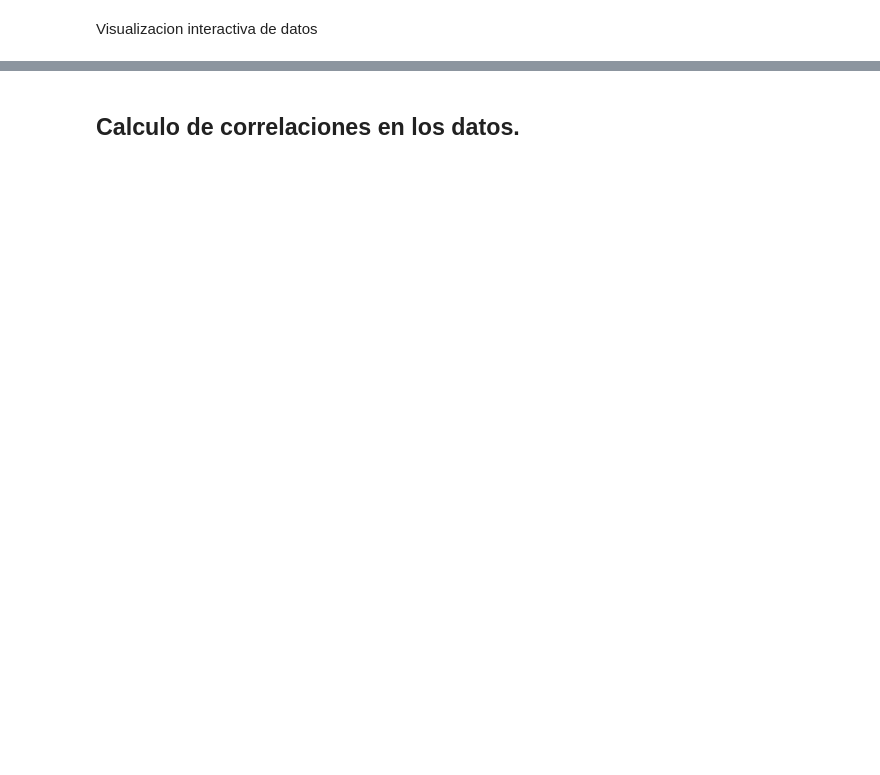
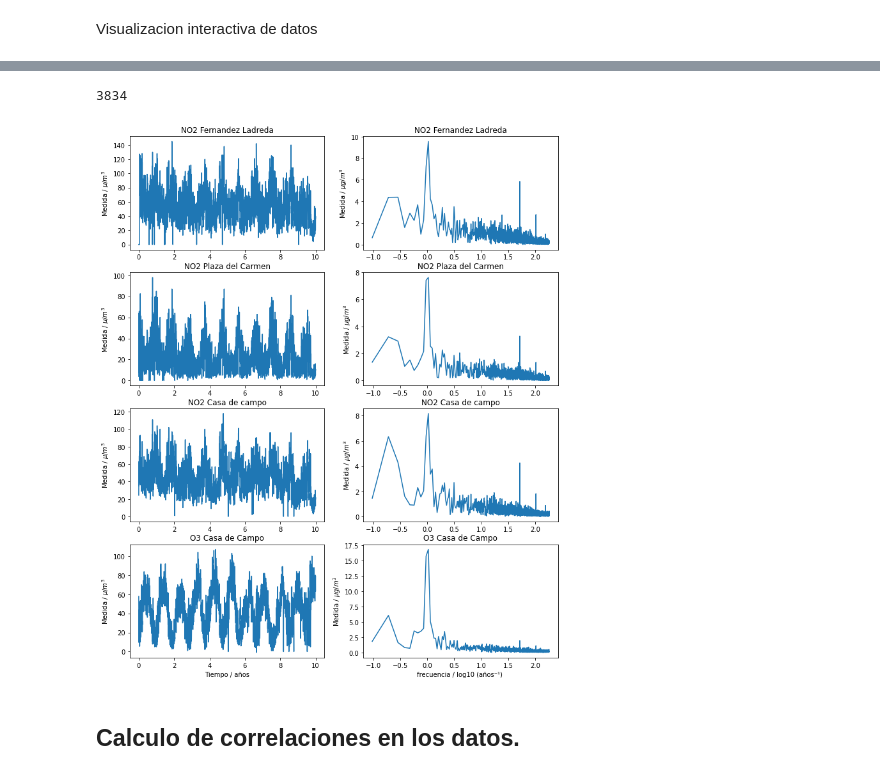
Before and after one commit to juanlu29/juanlu29, a Jupyter notebook: preprocesadoDatosContaminacionMadrid.ipynb, the cells around one changed output, grey strips where cells are left out. Drawn from its saved outputs; the diff is of its cells as text; code cells hidden in the pictures; blank space fills up the shorter version.

```diff
--- a/preprocesadoDatosContaminacionMadrid.ipynb
+++ b/preprocesadoDatosContaminacionMadrid.ipynb
@@ -55,6 +59,68 @@ alt.Chart(est03NO2_df.reset_index()).mark_line().encode(
 ).interactive()
 # %% [output]
 [interactive output not drawn]
+# %%
+import matplotlib.pyplot as plt
+grid_plots_datos, [(axg1,axg5),(axg2,axg6),(axg3,axg7),(axg4,axg8)] = plt.subplots(4,2,figsize=(12,15))
+est56NO2_np = est56NO2_df.to_numpy()
+est24NO2_np = est24NO2_df.to_numpy()
+est03NO2_np = est03NO2_df.to_numpy()
+est03O3_np = est03O3_df.to_numpy()
+x = np.linspace(0,10,len(est03O3_np))
+print(len(est03O3_np))
+
+axg1.plot(x,est56NO2_np)
+axg1.set_title("NO2 Fernandez Ladreda")
+axg1.set_ylabel("Medida / $\mu / m^{3}$")
+axg2.plot(x,est24NO2_np)
+axg2.set_title("NO2 Plaza del Carmen")
+axg2.set_ylabel("Medida / $\mu / m^{3}$")
+axg3.plot(x,est03NO2_np)
+axg3.set_title("NO2 Casa de campo")
+axg3.set_ylabel("Medida / $\mu / m^{3}$")
+axg4.plot(x,est03O3_np)
+axg4.set_title("O3 Casa de Campo")
+axg4.set_xlabel("Tiempo / años")
+axg4.set_ylabel("Medida / $\mu / m^{3}$")
+
+# Frecuencias
+frecuencias56, xf56 = frecuenciasInternas(est56NO2_np[:,0],1.)
+frecuencias24, xf24 = frecuenciasInternas(est24NO2_np[:,0],1.)
+frecuencias03NO2, xf03NO2= frecuenciasInternas(est03NO2_np[:,0],1.)
+frecuencias03O3, xf03O3 = frecuenciasInternas(est03O3_np[:,0],1.)
+
+#periodos56 = np.arange(len(frecuencias56))*((2*np.pi)/(len(est56NO2_np)*(1./365)))
+periodos56 = np.linspace(0,365./2.,len(frecuencias56))
+
+periodos24 = np.linspace(0,365./2.,len(frecuencias56))
+
+periodos03NO2 = np.linspace(0,365./2.,len(frecuencias56))
+
+periodos03O3 = np.linspace(0,365./2.,len(frecuencias56))
+
+axg5.plot(np.log10(periodos56),frecuencias56)
+axg5.set_title("NO2 Fernandez Ladreda")
+axg5.set_ylabel("Medida / $\mu g/ m^{3}$")
+axg6.plot(np.log10(periodos24),frecuencias24)
+axg6.set_title("NO2 Plaza del Carmen")
+axg6.set_ylabel("Medida / $\mu g/ m^{3}$")
+axg7.plot(np.log10(periodos03NO2),frecuencias03NO2)
+axg7.set_title("NO2 Casa de campo")
+axg7.set_ylabel("Medida / $\mu g/ m^{3}$")
+axg8.plot(np.log10(periodos03O3),frecuencias03O3)
+axg8.set_title("O3 Casa de Campo")
+axg8.set_xlabel("frecuencia / log10 (años⁻¹) ")
+axg8.set_ylabel("Medida / $\mu g/ m^{3}$")
+
+grid_plots_datos.show()
+
+#print( "Frecuencia promedio de la señal :",   np.sum(   np.multiply(   periodos , frecuencias/np.sum(frecuencias)    )    )    )
+#frecuenciaMaxima = np.where(frecuencias == np.amax(frecuencias)) # Operador & para evaular elemento a elemento entre arrays
+#print("frecuencia maxima :",frecuencias[frecuenciaMaxima])
+#print( "Frecuencia máxima de la señal :", periodos[frecuenciaMaxima])
+# %% [output]
+3834
+[figure, added]
 # %% [markdown]
 ## Calculo de correlaciones en los datos.
 # %%
```
Also changed, not shown: parts of 2 cells of this notebook.
